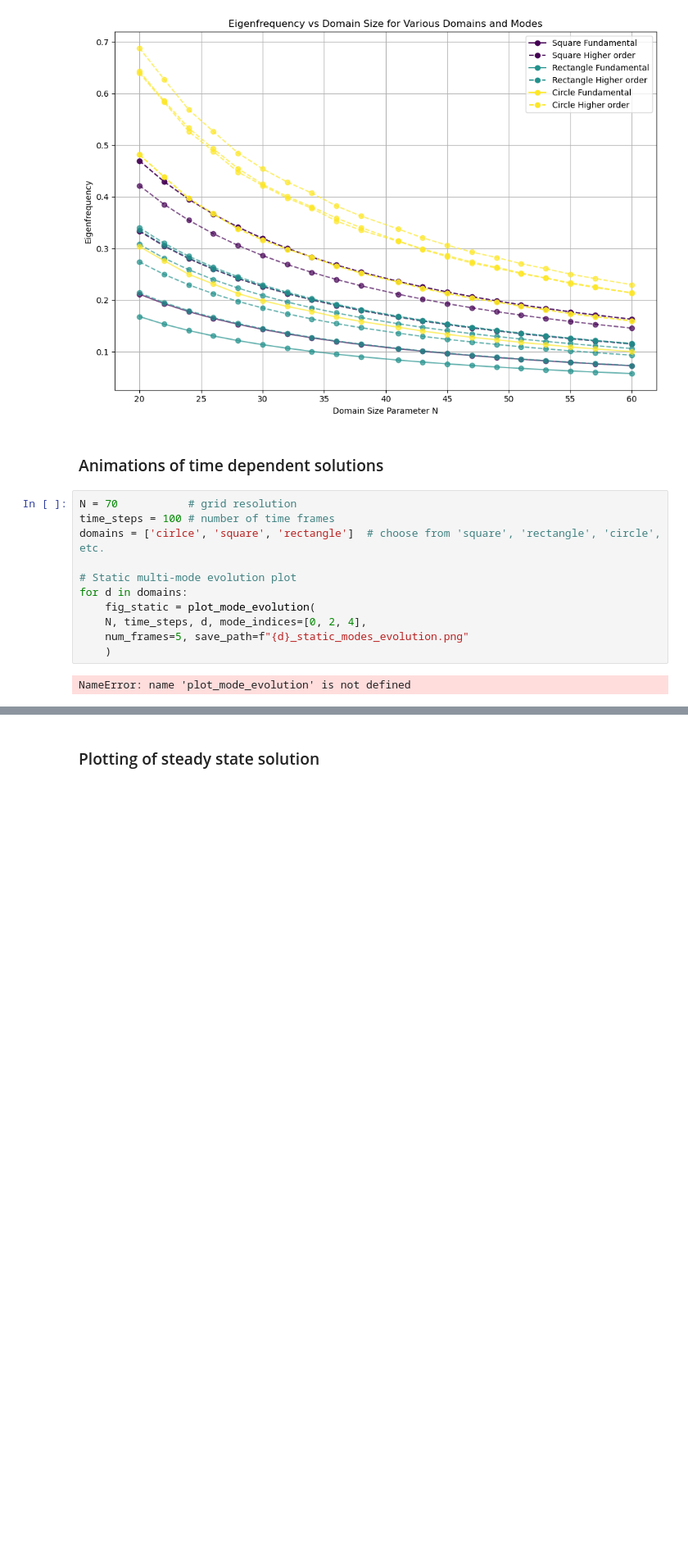
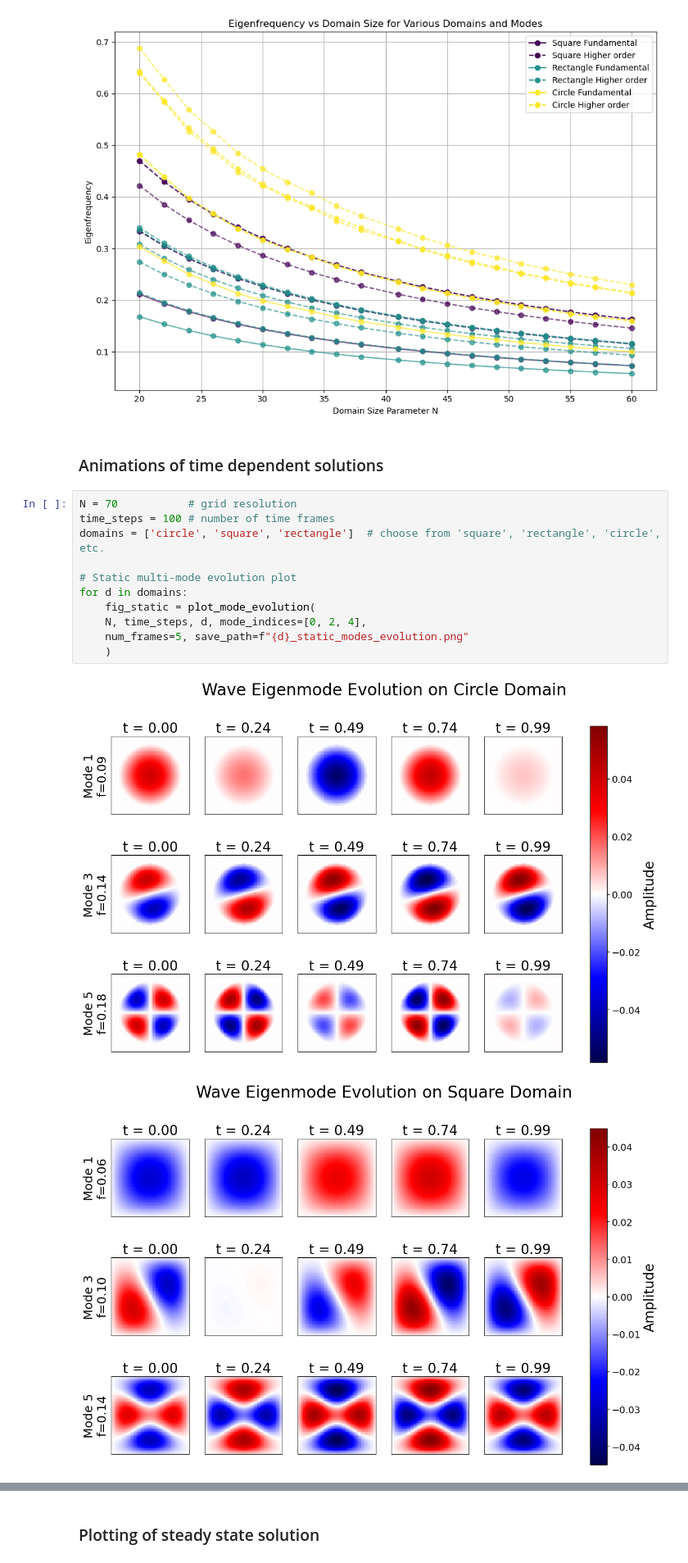
Before and after one commit to marv50/Scientific-Computing-Set-3, a Jupyter notebook: notebook.ipynb, the cells around one changed output, grey strips where cells are left out. Shown at 82% size. Cells and saved outputs as stored; diff of their text form; blank space fills up the shorter version.

```diff
--- a/notebook.ipynb
+++ b/notebook.ipynb
@@ -80,13 +80,14 @@ plot_domains_frequency_vs_N(domains, N_values, solver="sparse", k=6)
 # %%
 N = 70           # grid resolution
 time_steps = 100 # number of time frames
-domains = ['cirlce', 'square', 'rectangle']  # choose from 'square', 'rectangle', 'circle', etc.
+domains = ['circle', 'square', 'rectangle']  # choose from 'square', 'rectangle', 'circle', etc.
 
 # Static multi-mode evolution plot
 for d in domains:
     fig_static = plot_mode_evolution(
     N, time_steps, d, mode_indices=[0, 2, 4],
     num_frames=5, save_path=f"{d}_static_modes_evolution.png"
     )
 # %% [output]
-NameError: name 'plot_mode_evolution' is not defined
+[figure, added]
+[figure, added]
```
Also changed, not shown: parts of 1 cell of this notebook, 4 other files.
